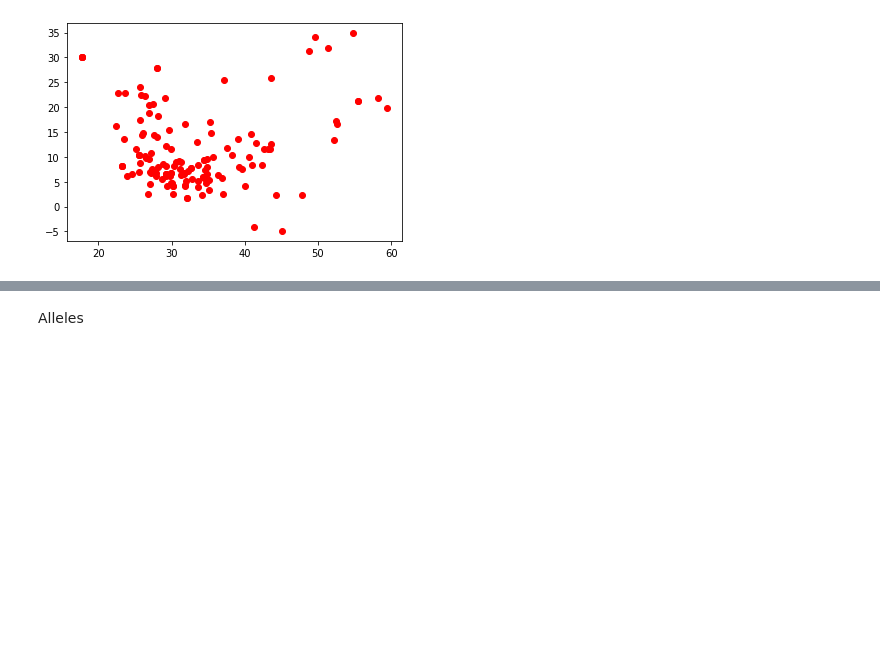
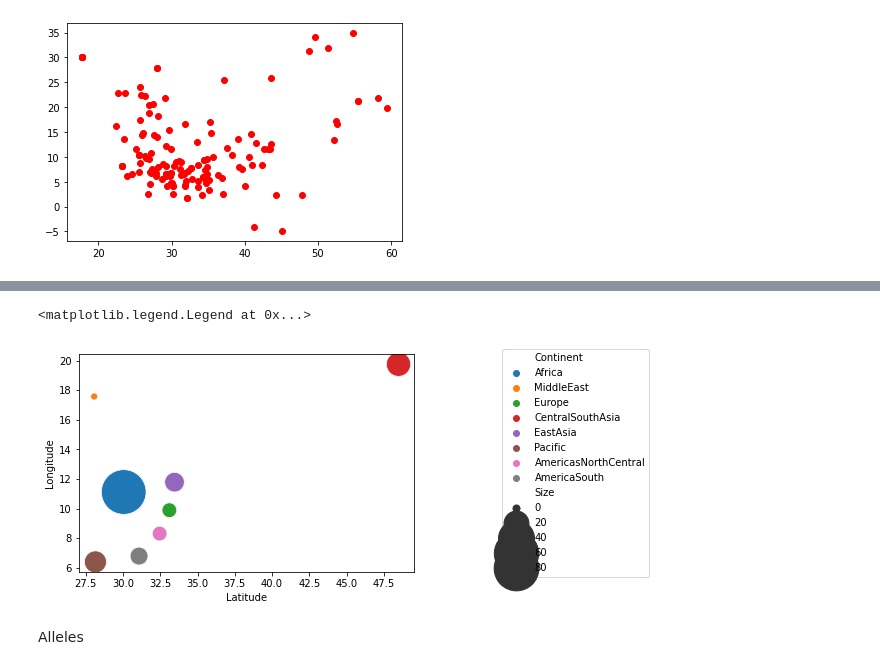
Before and after one commit to camoalon/language_genes, a Jupyter notebook: PCA.ipynb, the cells around one changed output, grey strips where cells are left out. Saved outputs shown, nothing was run; the diff lists cells and outputs as text; code cells hidden in the pictures; blank space fills up the shorter version.

```diff
--- a/PCA.ipynb
+++ b/PCA.ipynb
@@ -265,8 +228,8 @@ latitude_paper = np.empty(len(labels_continents_paper))
 longitude_paper = np.empty(len(labels_continents_paper))
 size_paper = np.empty(len(labels_continents_paper))
 
-for i in range(len(labels_continents_paper)):
-  tmp = result_paper.loc[result_paper['Continents'] == labels_continents_paper[i]]
+for i,elements in enumerate(labels_continents_paper):
+  tmp = result_paper.loc[result_paper['Continents'] == elements]
   latitude_paper[i] = np.mean(tmp["Latitude"])
   longitude_paper[i] = np.mean(tmp["Longitude"])
   size_paper[i] = len(tmp["Latitude"])
@@ -342,3 +315,23 @@ print(t0)
+# %%
+latitude_phonemes = np.empty(len(continents))
+longitude_phonemes = np.empty(len(continents))
+size_phonemes = np.empty(len(continents))
+
+for i,elements in enumerate(continents):
+  tmp = result_phonemes.loc[result_phonemes['Continents'] == elements]
+  latitude_phonemes[i] = np.mean(tmp["Latitude"])
+  longitude_phonemes[i] = np.mean(tmp["Longitude"])
+  size_phonemes[i] = len(tmp["Latitude"])
+
+cluster_phonemes = pd.DataFrame([latitude_phonemes,longitude_phonemes,size_phonemes,continents]).T
+cluster_phonemes.columns = ['Latitude','Longitude','Size','Continent']
+# %%
+g = sns.scatterplot(cluster_phonemes['Latitude'],cluster_phonemes['Longitude'],size=cluster_phonemes['Size'],hue=cluster_phonemes['Continent'],sizes=(50,2000))
+
+g.legend(loc='center left', bbox_to_anchor=(1.25, 0.5), ncol=1)
+# %% [output]
+<matplotlib.legend.Legend at 0x...>
+[figure, added]
 # %% [markdown]
 Alleles
 # %%
```
Also changed, not shown: parts of 26 cells of this notebook.
